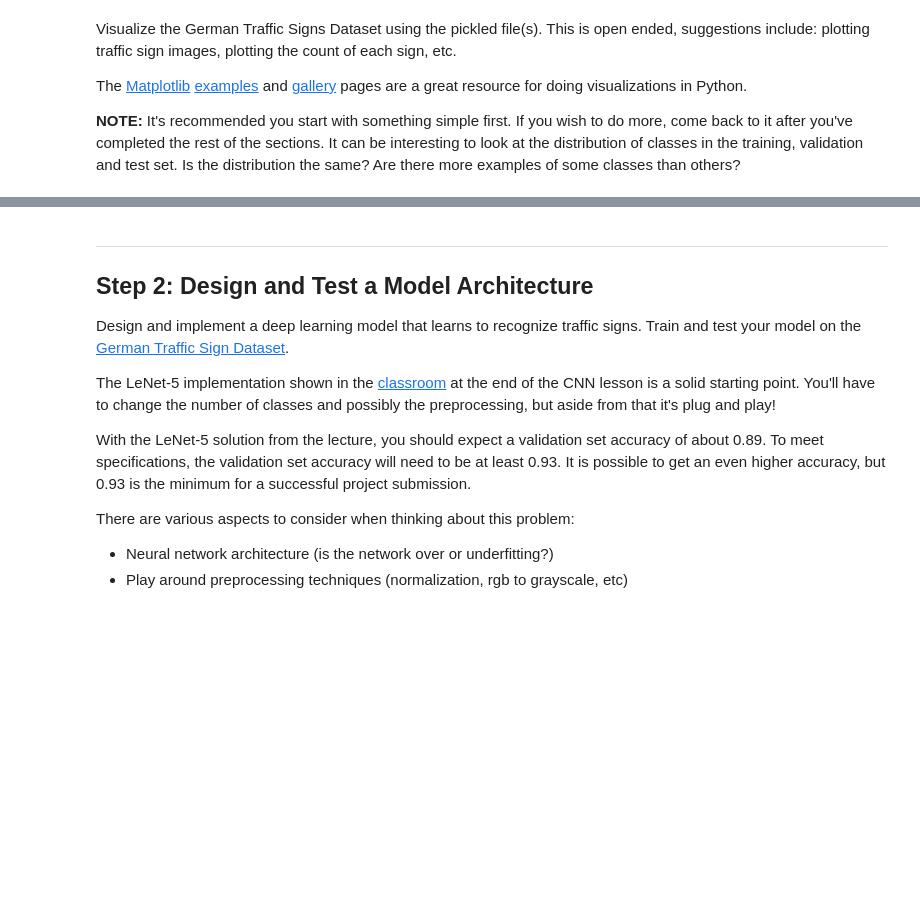
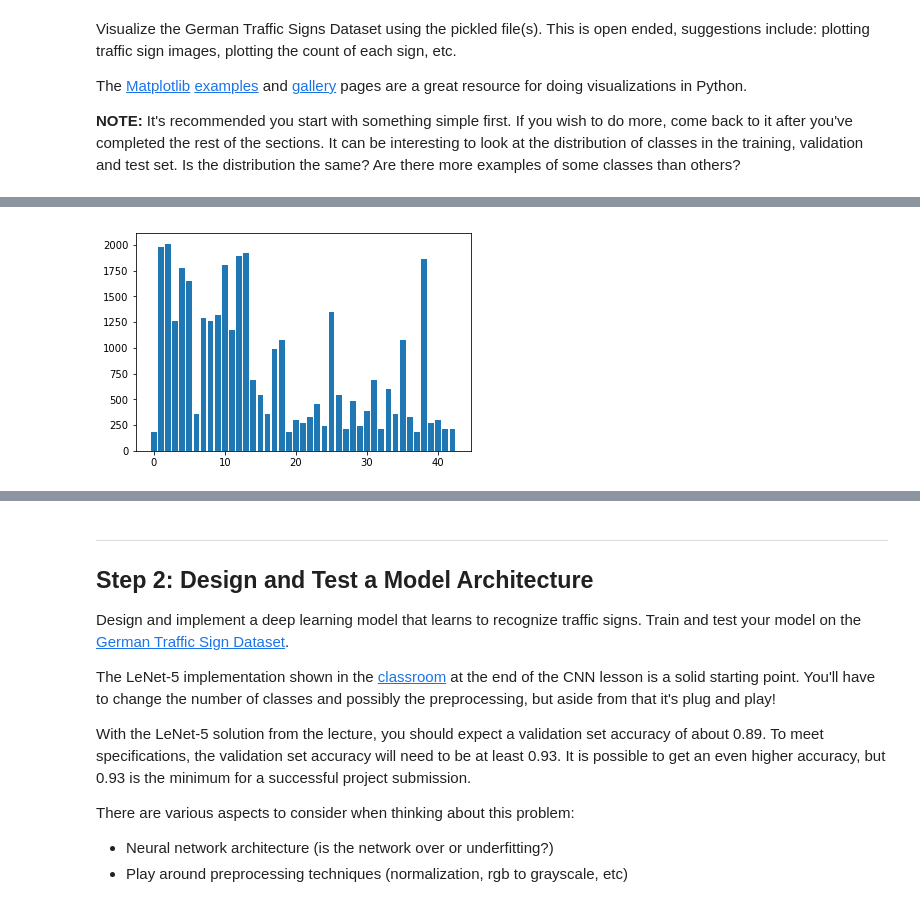
Before and after one commit to rongqiqiu/CarND-Traffic-Sign-Classifier-Project, a Jupyter notebook: Traffic_Sign_Classifier.ipynb, the cells around one changed output, grey strips where cells are left out. Saved outputs shown, nothing was run; the diff lists cells and outputs as text; code cells hidden in the pictures; blank space fills up the shorter version.

Commit message:
add bar charts and softmax probabilities

```diff
--- a/Traffic_Sign_Classifier.ipynb
+++ b/Traffic_Sign_Classifier.ipynb
@@ -112,0 +113,6 @@ print(y_train[index])
+# %%
+hist, bins = np.histogram(y_train, bins=n_classes)
+plt.bar(np.arange(n_classes), hist)
+plt.show()
+# %% [output]
+[figure, added]
```
Also changed, not shown: parts of 9 cells of this notebook, 3 other files.
